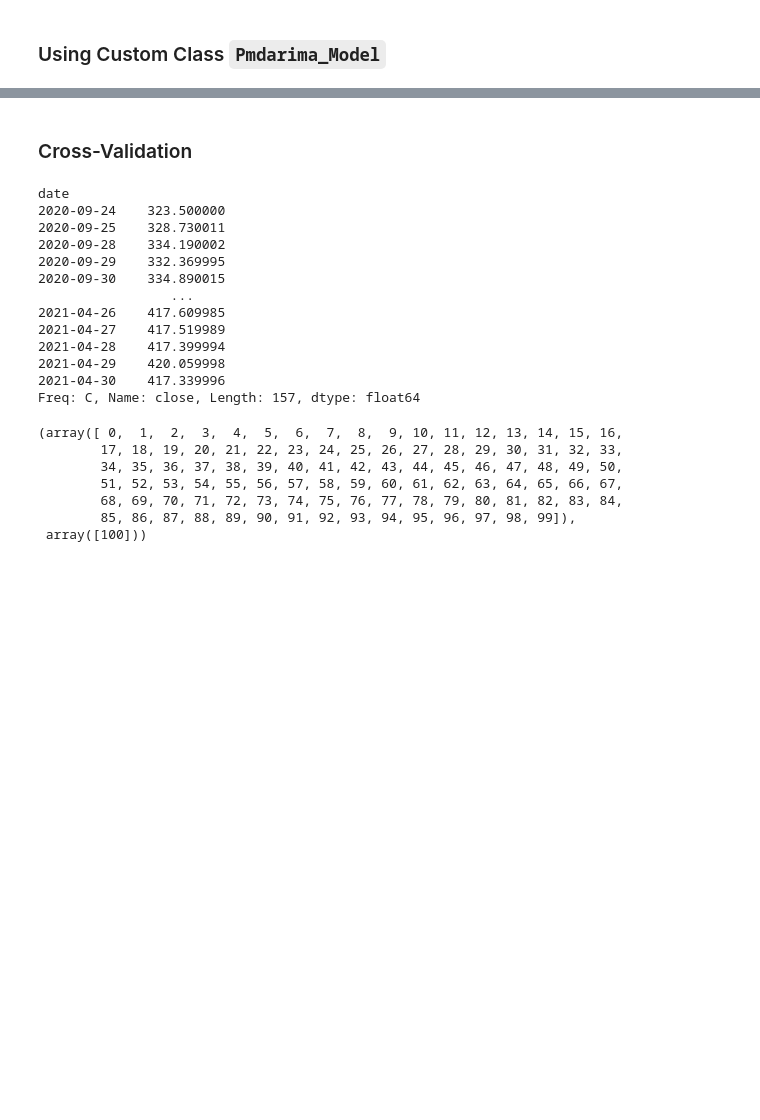
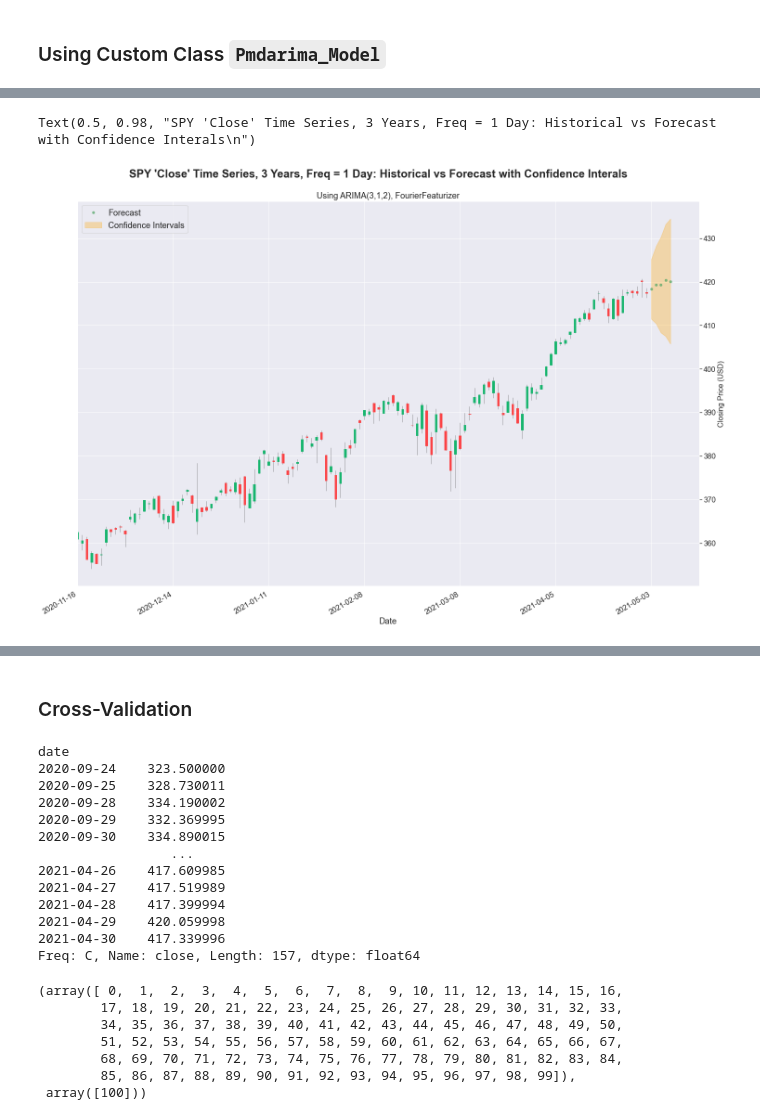
Before and after one commit to eggrollofchaos/i_spy_etf_price_predictions, a Jupyter notebook: crisp_dm_process/spy_yf_eda.ipynb, the cells around one changed output, grey strips where cells are left out. Drawn from its saved outputs; the diff is of its cells as text; code cells hidden in the pictures; blank space fills up the shorter version.

```diff
--- a/crisp_dm_process/spy_yf_eda.ipynb
+++ b/crisp_dm_process/spy_yf_eda.ipynb
@@ -343,0 +422,2 @@ X_test.
+# %%
+full_3Y_pipe.fit(df_full_3Y_close, vol_3Y_df)
@@ -343,0 +468,3 @@ X_test.
+# %%
+close_vol_hat, close_vol_conf_ints = full_3Y_pipe.predict(X=vol_hat_df, return_conf_int=True)
+close_vol_hat
@@ -343,0 +485,3 @@ X_test.
+# %%
+new_fc_df = pd.DataFrame(zip(new_dates_df.date.values,close_vol_hat), columns=['date','close'])
+new_fc_df.set_index('date', inplace=True)
@@ -343,0 +498,2 @@ X_test.
+# %%
+spy_df_3Y_fc = spy_df_3Y.append(new_fc_df)
@@ -343,0 +516,64 @@ X_test.
+# %%
+sns.set_theme(style="darkgrid")
+fig, ax = plt.subplots(figsize=(24, 16))
+# fig = mpl.figure()
+mpl.plot(spy_df_3Y[-120:],
+         type='candle',
+#          ylabel='Closing Price (USD)',
+         style="yahoo",
+#          volume=True,
+#          figscale=2,
+         ax=ax,
+#          title='Using ARIMA(3,1,2), FourierFeaturizer'
+         )
+ax.plot(range(120,125), close_vol_hat, 'g.', markersize=10, alpha=0.7, label='Forecast')
+conf_int = np.asarray(close_vol_conf_ints)
+ax.fill_between(range(120,125),
+         conf_int[:, 0], conf_int[:, 1],
+         alpha=0.3, color='orange',
+         label="Confidence Intervals")
+ax.set_xlim(0, 130)
+ax.set_ylabel('Closing Price (USD)', size=16)
+ax.set_title('Using ARIMA(3,1,2), FourierFeaturizer', size=18)
+# xfmt = mdates.DateFormatter('%Y-%M-%d')
+# ax.xaxis.set_major_formatter(xfmt)
+# ax.xaxis.set_major_locator(days)
+# ax.xaxis.set_major_formatter(days_fmt)
+# ax.set_xticklabels(dates_dt)
+# formatter = CustomFormatter(spy_df_3Y_fc)
+# ax.xaxis.set_major_formatter(formatter)
+def equidate_ax(fig, ax, dates, fmt="%Y-%m-%d", label="Date"):
+    """
+    Sets all relevant parameters for an equidistant date-x-axis.
+    Tick Locators are not affected (set automatically)
+
+    Args:
+        fig: pyplot.figure instance
+        ax: pyplot.axis instance (target axis)
+        dates: iterable of datetime.date or datetime.datetime instances
+        fmt: Display format of dates
+        label: x-axis label
+    Returns:
+        None
+
+    """
+    N = len(dates)
+    def format_date(index, pos):
+        index = np.clip(int(index + 0.5), 0, N - 1)
+        return dates[index].strftime(fmt)
+    ax.xaxis.set_major_formatter(FuncFormatter(format_date))
+    ax.set_xlabel(label, size = 18)
+    fig.autofmt_xdate()
+equidate_ax(fig, ax, spy_df_3Y_fc[-125:].index.date)
+# ax.xaxis.set_major_formatter(format_date)
+# fig.autofmt_xdate()
+# ax.xaxis_date()
+# fig.tight_layout()
+ax.tick_params(axis='both', which='major', labelsize=16)
+ax.tick_params(axis='both', which='minor', labelsize=16)
+fig.subplots_adjust(top=0.92)
+ax.legend(loc='upper left', borderaxespad=0.5, fontsize = 18)
+fig.suptitle(f'{ylabel} Time Series, 3 Years, Freq = 1 Day: Historical vs Forecast with Confidence Interals\n', size=24)
+# %% [output]
+Text(0.5, 0.98, "SPY 'Close' Time Series, 3 Years, Freq = 1 Day: Historical vs Forecast with Confidence Interals\n")
+[figure, added]
```
Also changed, not shown: parts of 100 cells of this notebook, 8 other files.
